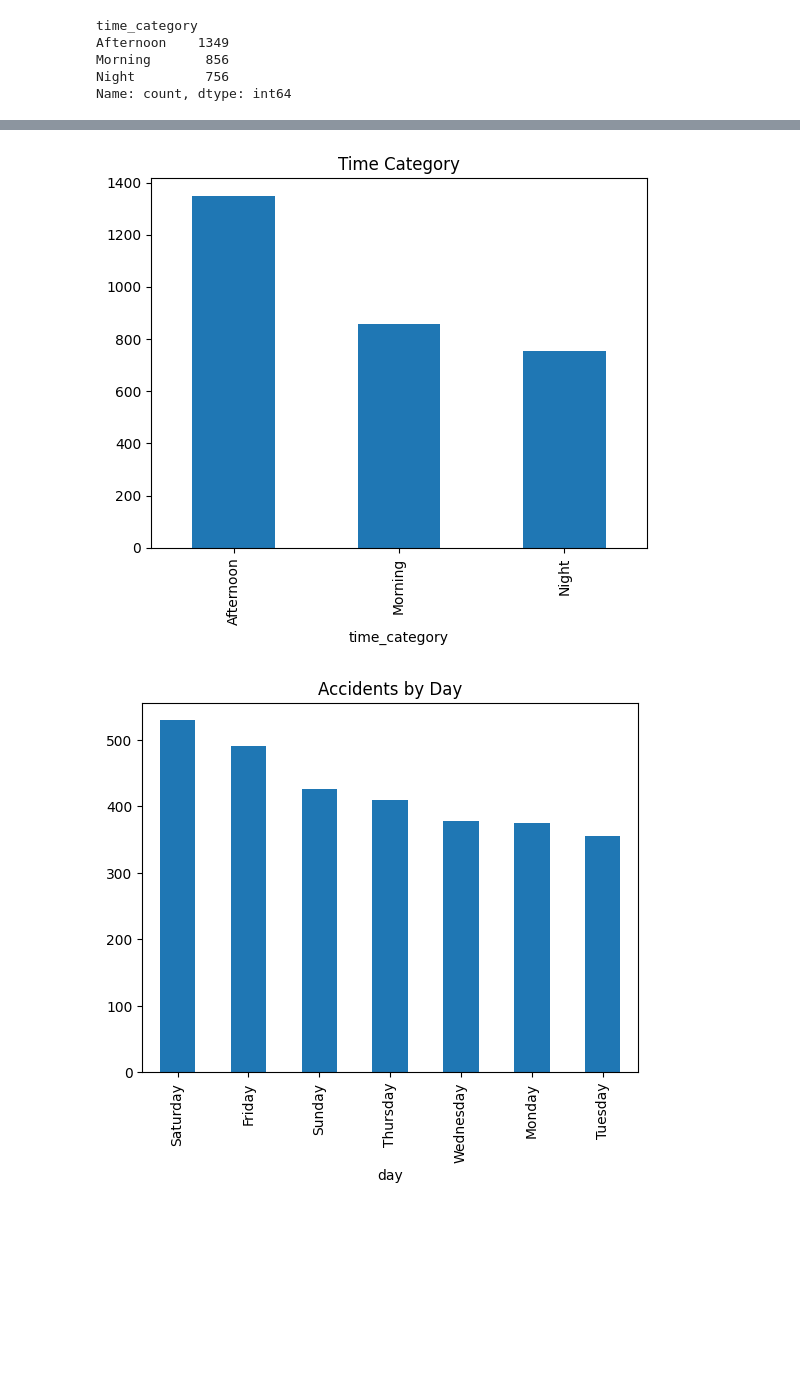
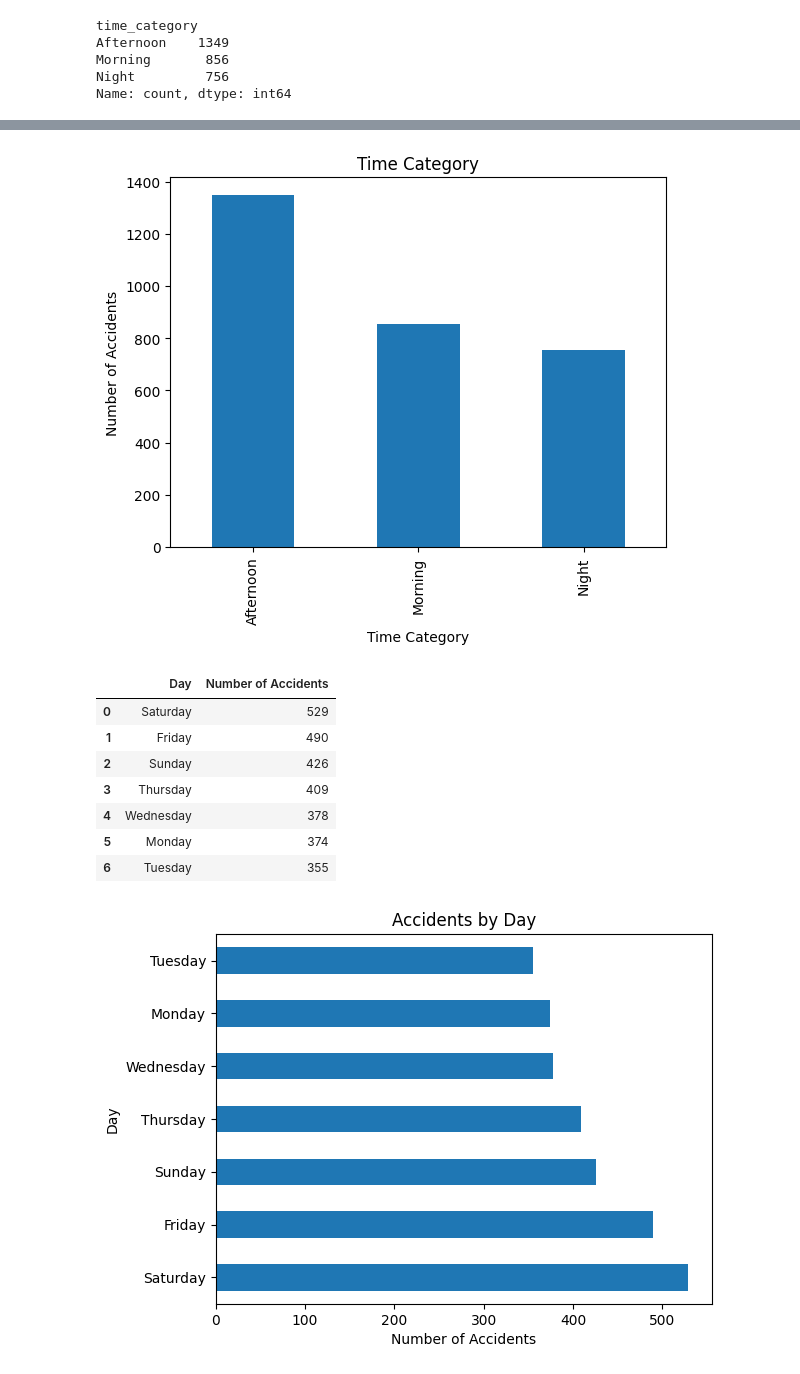
Before and after one commit to kamrulhasan702/road-accident-analysis, a Jupyter notebook: analysis.ipynb, the cells around one changed output, grey strips where cells are left out. Drawn from its saved outputs; the diff is of its cells as text; code cells hidden in the pictures; blank space fills up the shorter version.

Commit message:
Md Abdul Ahad update  graphs and analysis

```diff
--- a/analysis.ipynb
+++ b/analysis.ipynb
@@ -130,12 +132,33 @@ plt.show()
 # %%
 df["time_category"].value_counts().plot(kind="bar")
 plt.title("Time Category")
+plt.xlabel("Time Category")
+plt.ylabel("Number of Accidents")
 plt.show()
 # %% [output]
-[figure, old version]
+[figure, new version]
+# %%
+day_table = df["day"].value_counts().reset_index()
+
+day_table.columns = ["Day", "Number of Accidents"]
+
+day_table
+# %% [output]
+|  | Day | Number of Accidents |
+| 0 | Saturday | 529 |
+| 1 | Friday | 490 |
+| 2 | Sunday | 426 |
+| 3 | Thursday | 409 |
+| 4 | Wednesday | 378 |
+| 5 | Monday | 374 |
+| 6 | Tuesday | 355 |
 # %%
-df["day"].value_counts().plot(kind="bar")
+df["day"].value_counts().plot(kind="barh")
+
 plt.title("Accidents by Day")
+plt.xlabel("Number of Accidents")
+plt.ylabel("Day")
+
 plt.show()
 # %% [output]
-[figure, old version]
+[figure, new version]
```
Also changed, not shown: parts of 17 cells of this notebook.
